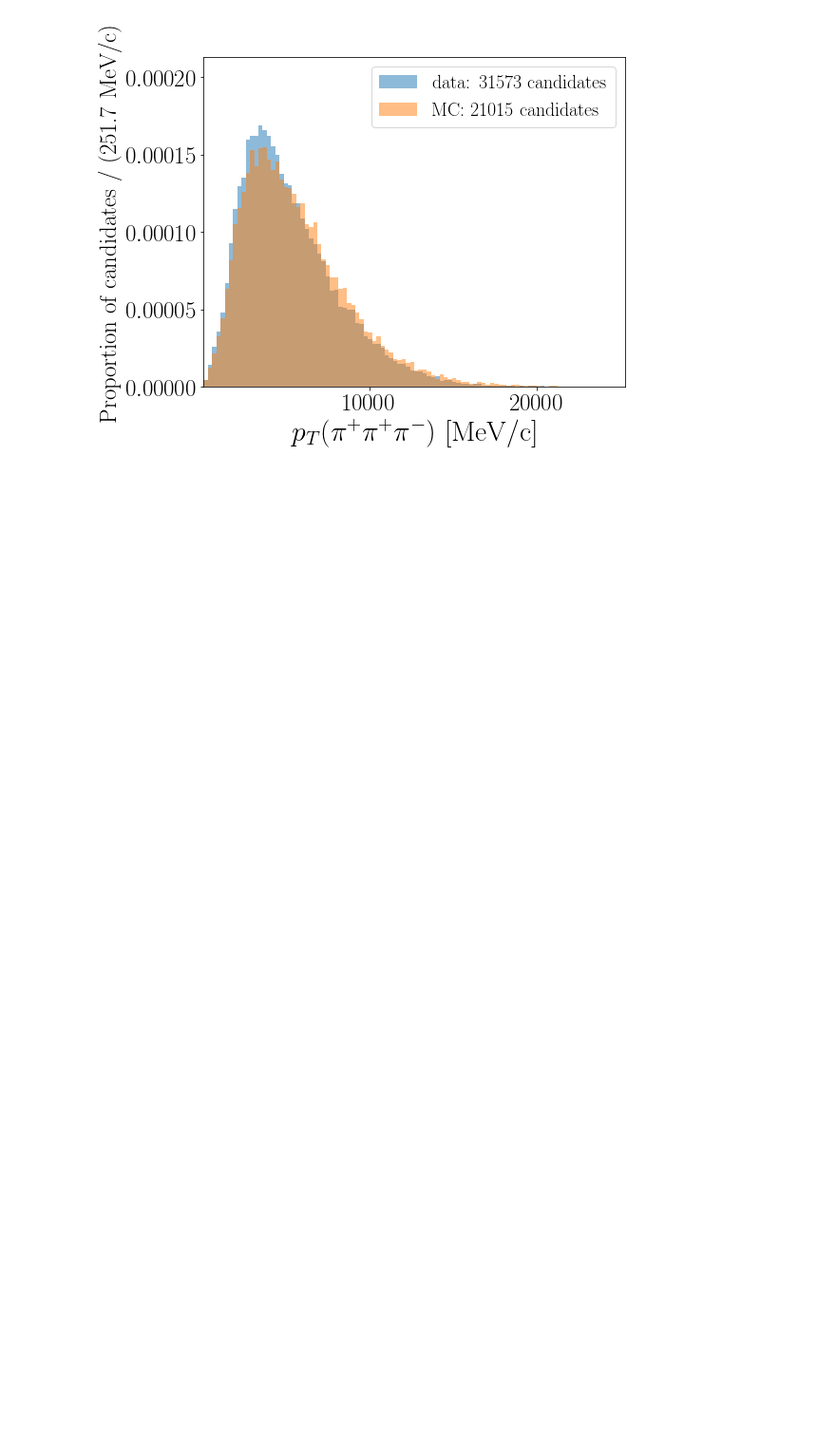
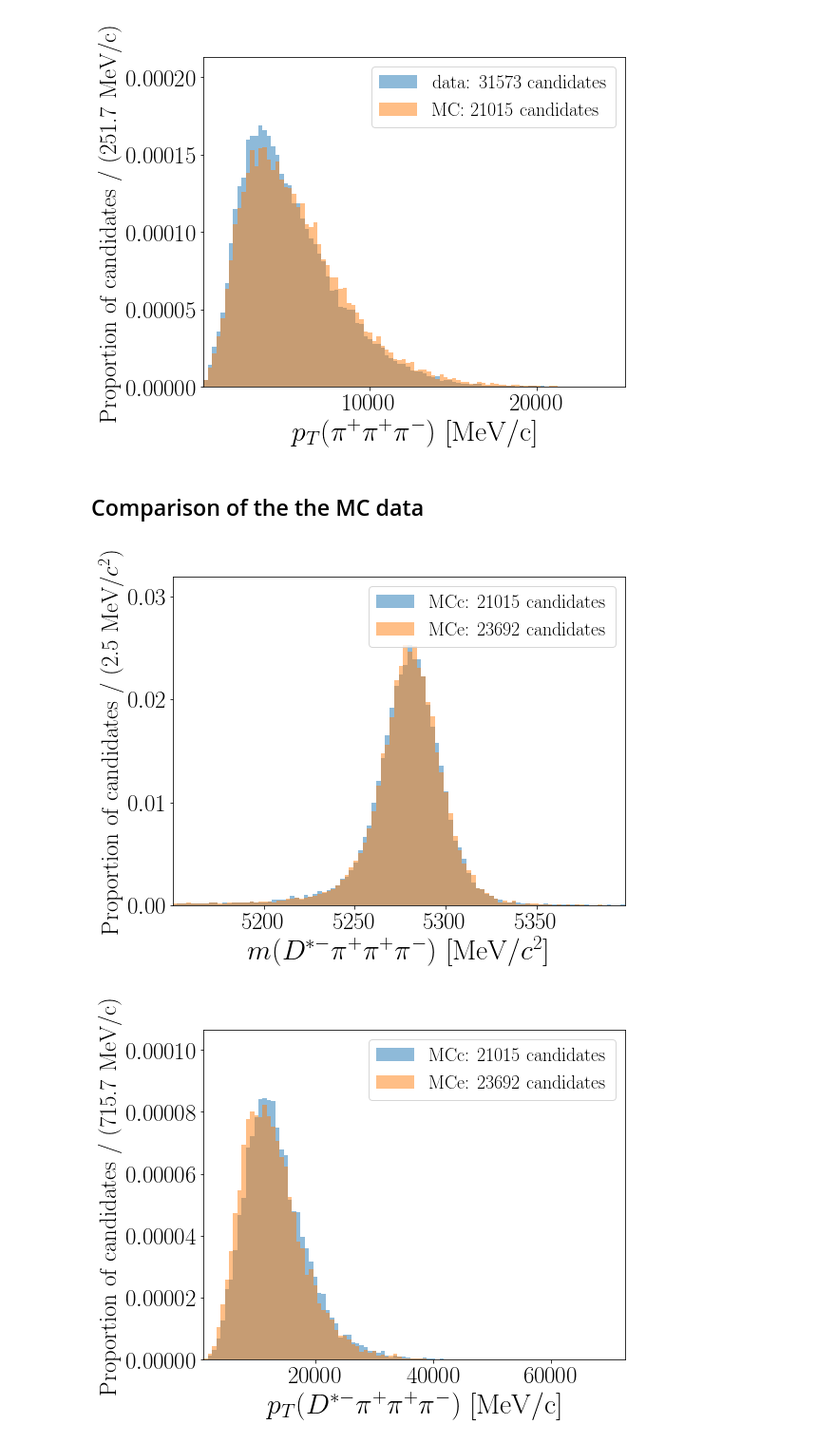
Before and after one commit to donalhill/bd2dst3pi, a Jupyter notebook: notebooks/1.Learning/1_plot_data_B_mass.ipynb, the cells around one changed output. Shown at 95% size. Saved outputs shown, nothing was run; the diff lists cells and outputs as text; code cells hidden in the pictures; blank space fills up the shorter version.

```diff
--- a/notebooks/1_plot_data_B_mass.ipynb
+++ b/notebooks/1.Learning/1_plot_data_B_mass.ipynb
@@ -287,6 +287,12 @@ def load_data(years,magnets,vars,type_data = 'data'):
     elif type_data == 'data':
         path = f"{loc.DATA}/data_90000000"
         ext = '.root'
+    elif type_data == 'MCc':
+        path = f"{loc.MC}/Bd_Dst3pi_11266018"
+        ext = '_Sim09c-ReDecay01.root'
+    elif type_data == 'MCe':
+        path = f"{loc.MC}/Bd_Dst3pi_11266018"
+        ext = '_Sim09e-ReDecay01.root'
     else:
         print('Choose your side')
 
@@ -325,6 +331,7 @@ def plot_hist(dfs, particle,variable, n_bins = 100, mode_hist = False):
 
     If df is a dictionnary:
     dfs={name_data:panda_dataframe,...}
+    --> Plot several histograms in the same plot
 
     if mode_hist is on, I use histograms with density = True/False
 
@@ -432,3 +440,16 @@ for particle,variable in variables_to_plot:
 [figure]
 [figure]
 [figure]
+# %% [markdown]
+## Comparison of the the MC data
+# %%
+dfs = {
+#     'data':load_data(years,magnets,vars,type_data = 'data'),
+    'MCc': load_data(years,magnets,vars,type_data = 'MCc'),
+    'MCe': load_data(years,magnets,vars,type_data = 'MCe')
+}
+for particle,variable in variables_to_plot:
+    plot_hist(dfs, particle,variable, n_bins = 100,mode_hist = True)
+# %% [output]
+[figure, added]
+[figure, added]
```
Also changed, not shown: parts of 2 cells of this notebook, 27 other files.
